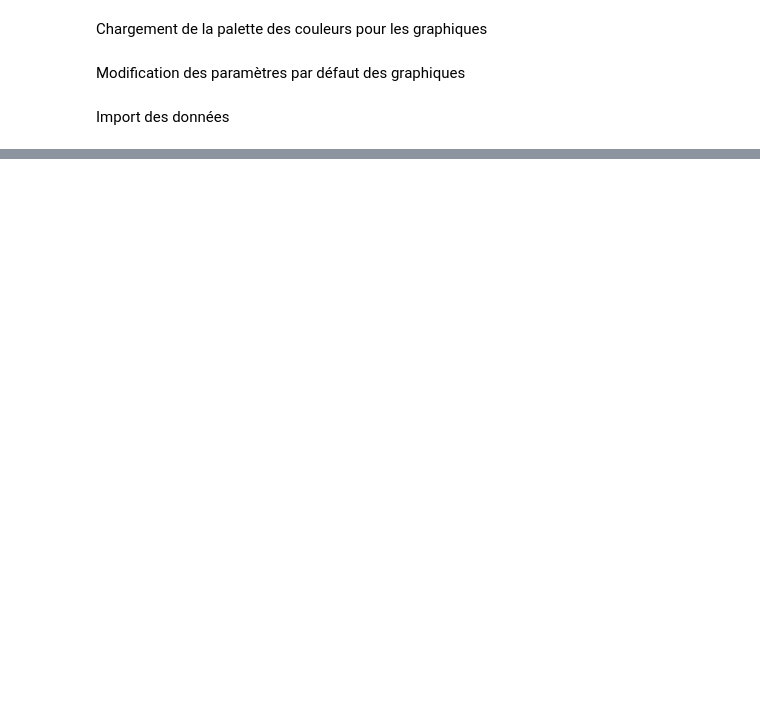
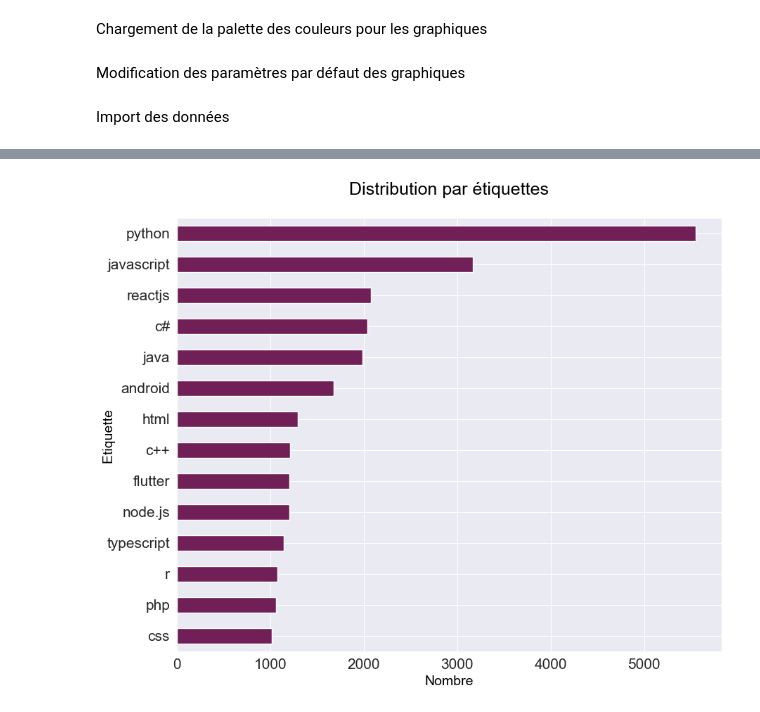
Before and after one commit to matthieu-geley/so-scrapper, a Jupyter notebook: EDA.ipynb, the cells around one changed output, grey strips where cells are left out. Cells and saved outputs as stored; diff of their text form; code cells hidden in the pictures; blank space fills up the shorter version.

```diff
--- a/EDA.ipynb
+++ b/EDA.ipynb
@@ -92,0 +129,13 @@ memory usage: 2.1+ MB
+# %%
+tags = data['tags'].explode()
+tags = tags.value_counts().sort_values(ascending=True)
+tags = tags[tags > 1000]
+tags.plot(kind='barh', color=dark, figsize=(10, 8))
+plt.title('Distribution par étiquettes', **title_font)
+plt.xlabel('Nombre', **axis_font)
+plt.ylabel('Etiquette ', **axis_font)
+plt.xticks(**ticks_font)
+plt.yticks(**ticks_font)
+plt.show()
+# %% [output]
+[figure, added]
```
Also changed, not shown: parts of 9 cells of this notebook, 9 other files.
